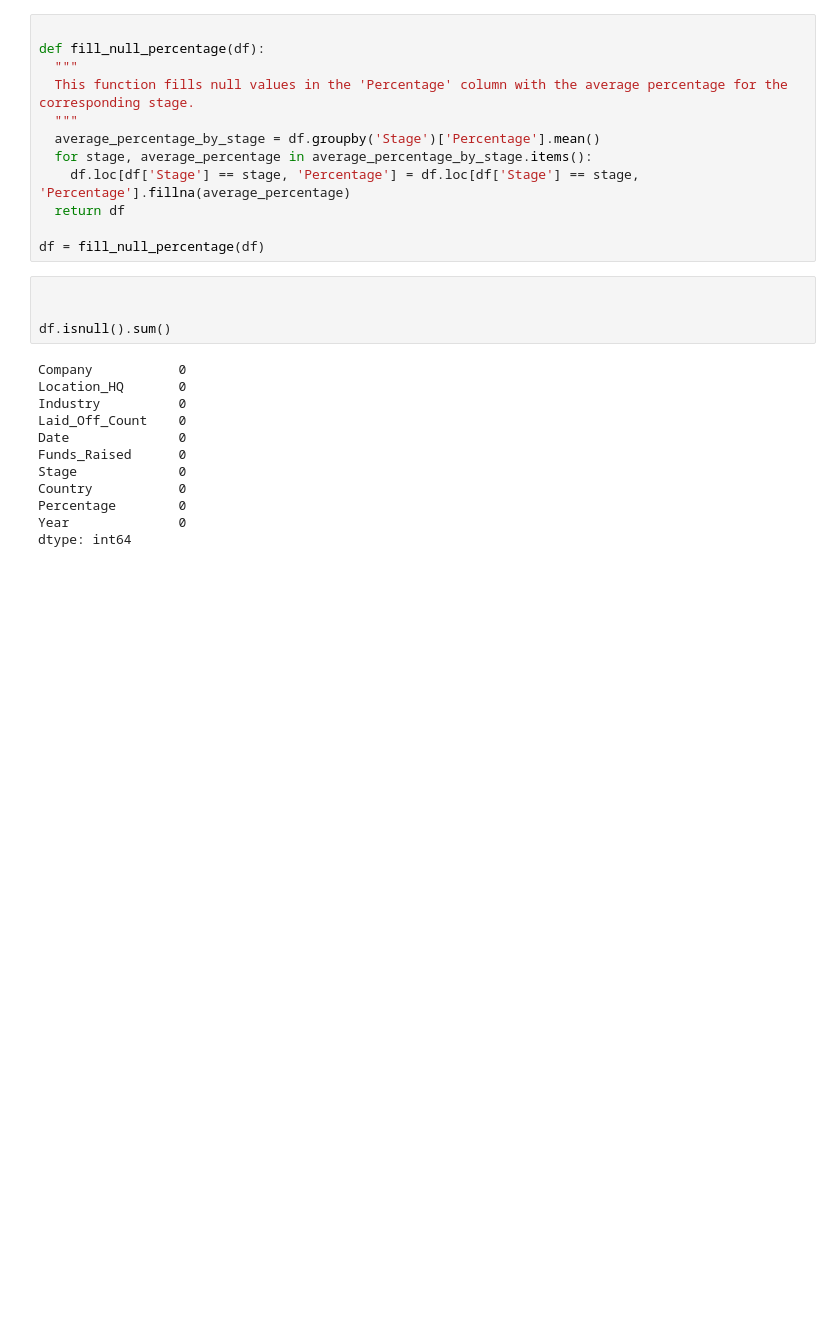
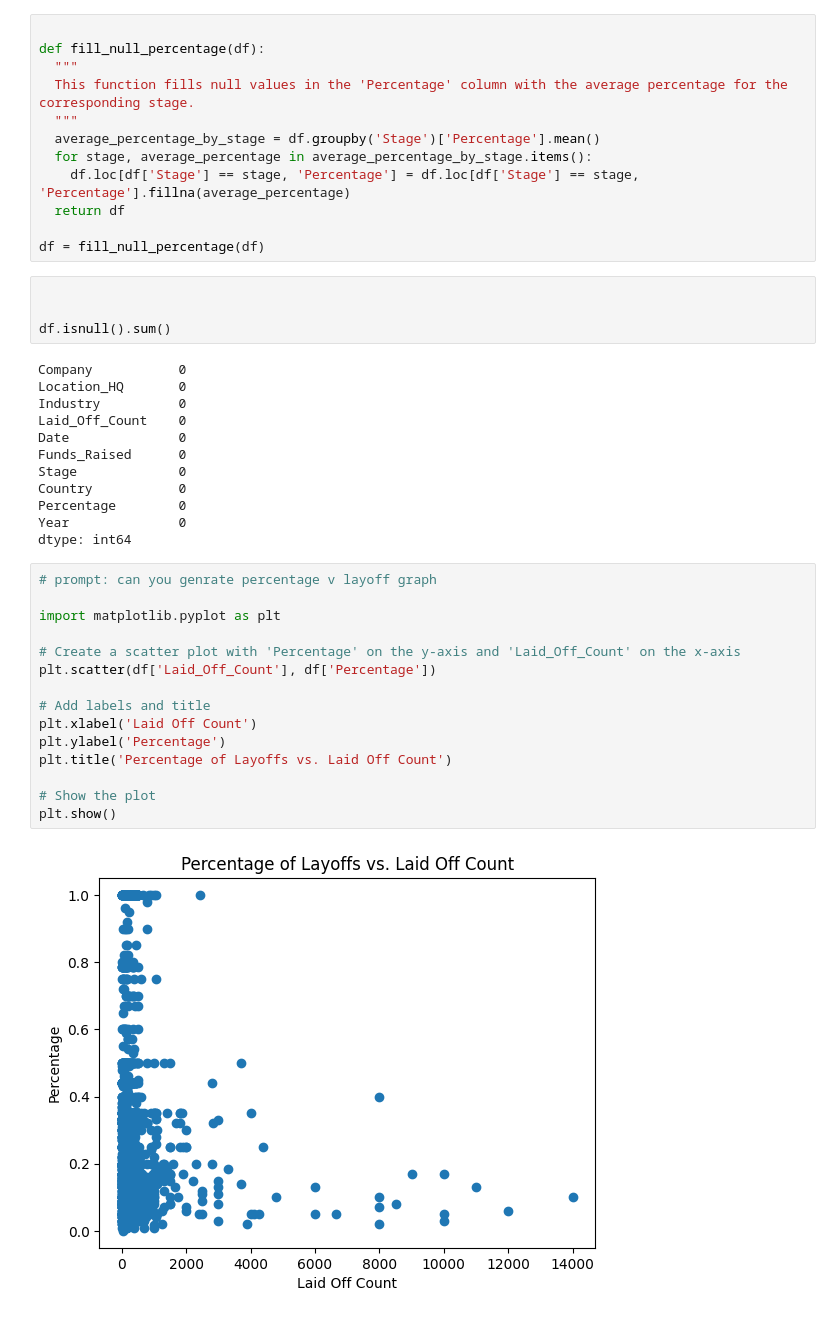
Before and after one commit to brahm-dave/preprocessing-and-eda, a Jupyter notebook: preprocessing_and_eda.ipynb, the cells around one changed output. Drawn from its saved outputs; the diff is of its cells as text; blank space fills up the shorter version.

```diff
--- a/preprocessing_and_eda.ipynb
+++ b/preprocessing_and_eda.ipynb
@@ -678,3 +687,20 @@ Country           0
 Percentage        0
 Year              0
 dtype: int64
+# %%
+# prompt: can you genrate percentage v layoff graph
+
+import matplotlib.pyplot as plt
+
+# Create a scatter plot with 'Percentage' on the y-axis and 'Laid_Off_Count' on the x-axis
+plt.scatter(df['Laid_Off_Count'], df['Percentage'])
+
+# Add labels and title
+plt.xlabel('Laid Off Count')
+plt.ylabel('Percentage')
+plt.title('Percentage of Layoffs vs. Laid Off Count')
+
+# Show the plot
+plt.show()
+# %% [output]
+[figure, added]
```
Also changed, not shown: parts of 14 cells of this notebook.
